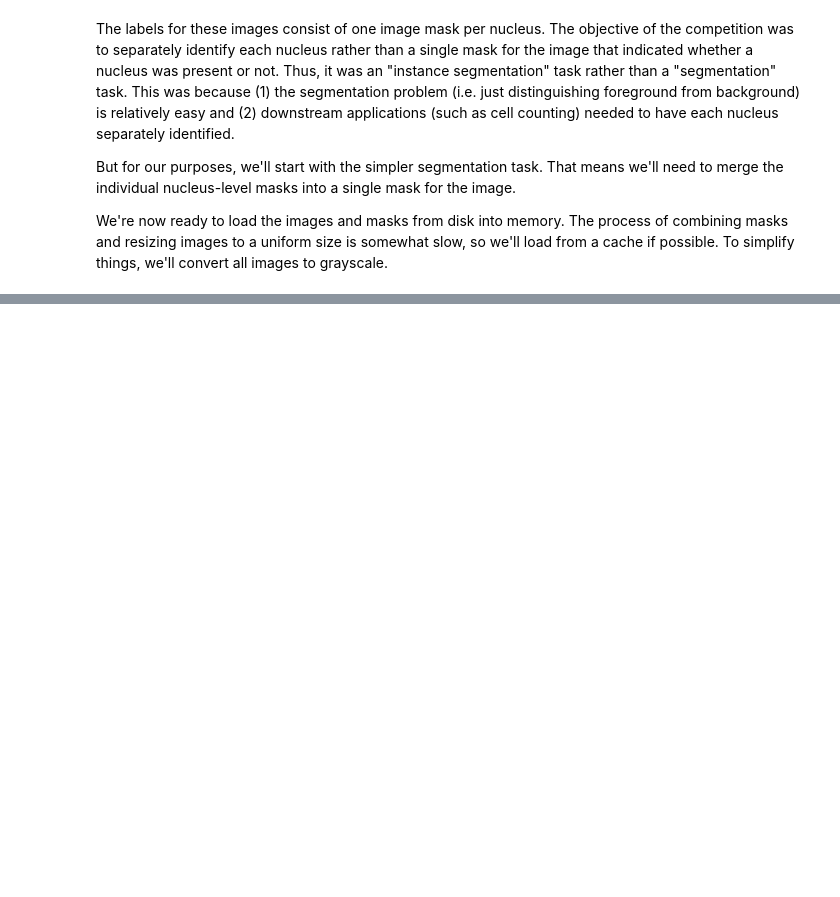
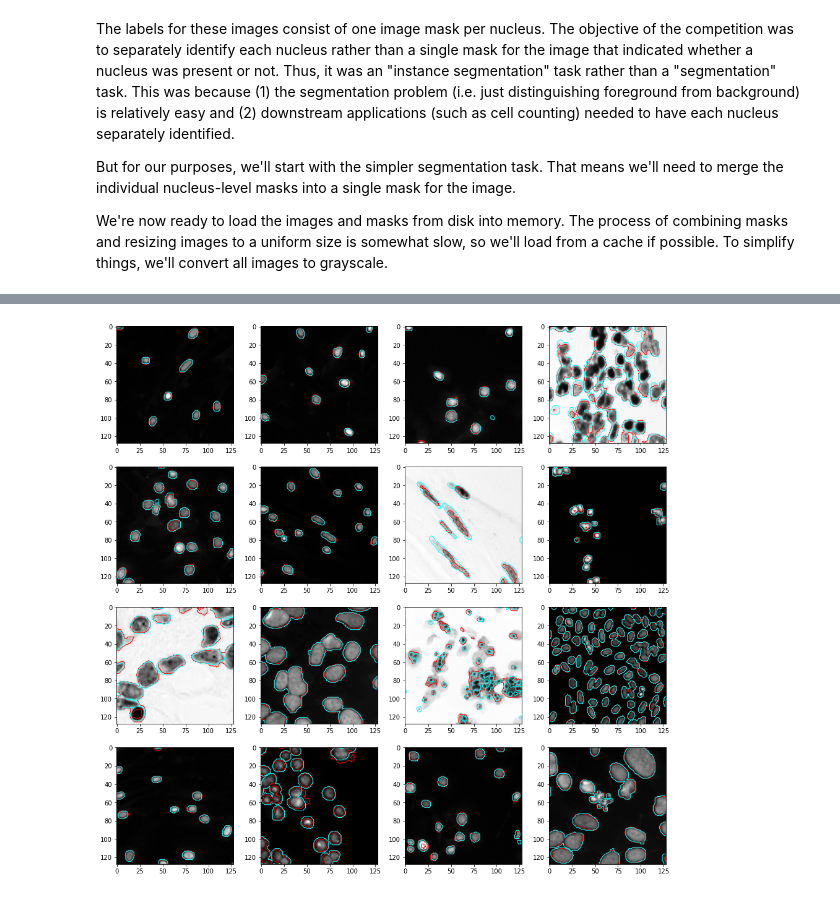
Before and after one commit to benb111/unet, a Jupyter notebook: unet.ipynb, the cells around one changed output, grey strips where cells are left out. Cells and saved outputs as stored; diff of their text form; code cells hidden in the pictures; blank space fills up the shorter version.

```diff
--- a/unet.ipynb
+++ b/unet.ipynb
@@ -198,0 +211,4 @@ for i, img_idx in enumerate(rand_ids):
+# %%
+X_cn = np.stack(cn_images).astype(np.float32)
+Y_cn = np.stack(cn_masks).astype(np.float32)
+X_cn_train, X_cn_val, Y_cn_train, Y_cn_val = train_test_split(X_cn, Y_cn, test_size=0.2, random_state=609)
@@ -310,0 +413,18 @@ LOCAL_RANK: 0 - CUDA_VISIBLE_DEVICES: [0]
+# %%
+def plot_random_predicted_masks(images, true_masks, predicted_masks, num_images=16, random_seed=88):
+    random.seed(888)
+    rand_ids = random.sample(range(len(images)), num_images)
+    rows = (num_images + 1) // 4
+    _, subaxes = plt.subplots(rows, 4, figsize=(16, rows * 4))
+    subaxes = subaxes.flatten()
+    for i, img_idx in enumerate(rand_ids):
+        img = images[img_idx, :, :]
+        true_mask = true_masks[img_idx, :, :]
+        predicted_mask = predicted_masks[img_idx, :, :]
+        subaxes[i].imshow(img, cmap='Greys_r')
+        show_overlayed_mask(predicted_mask, subaxes[i], color='red')
+        show_overlayed_mask(true_mask, subaxes[i], color='cyan')
+
+plot_random_predicted_masks(X_cn_val, Y_cn_val, Y_cn_pred)
+# %% [output]
+[figure, added]
```
Also changed, not shown: parts of 12 cells of this notebook, 1 other file.
